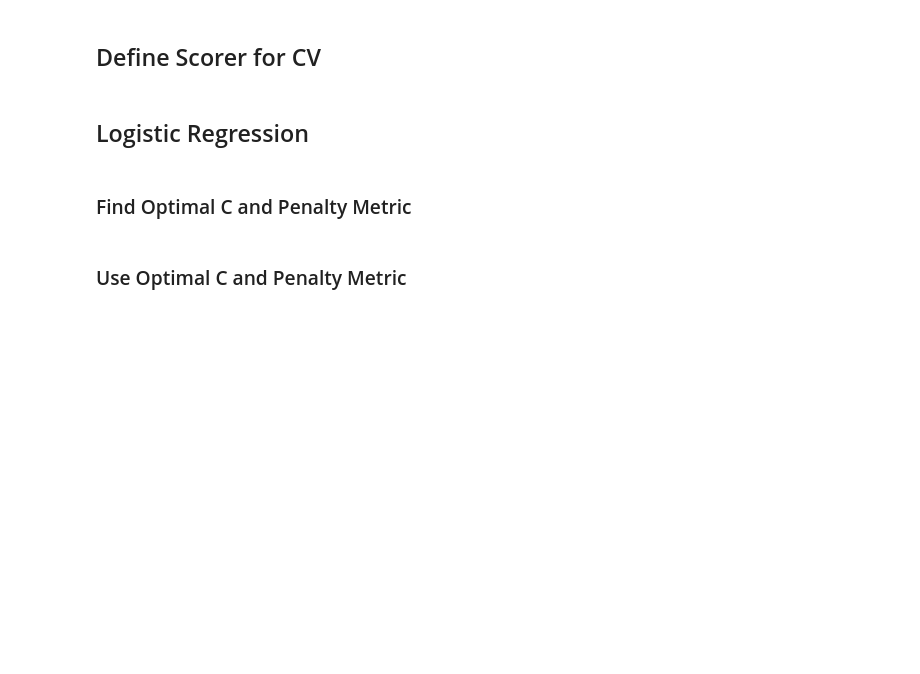
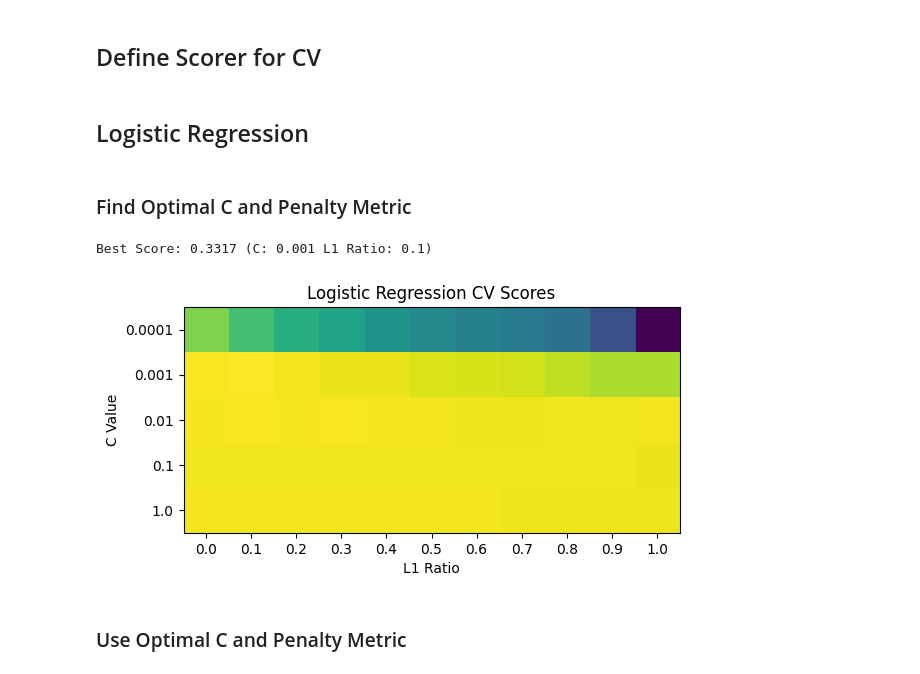
Before and after one commit to bdaniels8135/thyroid-disease-project, a Jupyter notebook: main.ipynb, the cells around one changed output. Cells and saved outputs as stored; diff of their text form; code cells hidden in the pictures; blank space fills up the shorter version.

```diff
--- a/main.ipynb
+++ b/main.ipynb
@@ -254,15 +306,18 @@ pipe = make_pipeline(LogisticRegression(solver='saga',random_state=SEED, max_ite
 logreg = GridSearchCV(pipe, param_grid, cv=5, scoring=scorer)
 logreg = logreg.fit(X_train_selected, y_train)
 # %%
-print(f'Best Score: {logreg.best_score_:.4f} (C: {logreg.best_params_["logreg__C"]} penalty: {logreg.best_params_["logreg__l1_ratio"]})')
+print(f'Best Score: {logreg.best_score_:.4f} (C: {logreg.best_params_["logreg__C"]} L1 Ratio: {logreg.best_params_["logreg__l1_ratio"]})')
 
 plt.imshow(logreg.cv_results_['mean_test_score'].reshape(len(c_vals), len(l1_ratios)))
 plt.yticks(np.arange(len(c_vals)), [str(n) for n in c_vals])
 plt.ylabel('C Value')
-plt.xticks(np.arange(len(l1_ratios)), [str(n) for n in l1_ratios])
+plt.xticks(np.arange(len(l1_ratios)), [str(round(n,2)) for n in l1_ratios])
 plt.xlabel('L1 Ratio')
 plt.title('Logistic Regression CV Scores')
 plt.show()
+# %% [output]
+Best Score: 0.3317 (C: 0.001 L1 Ratio: 0.1)
+[figure, added]
 # %% [markdown]
 ### Use Optimal C and Penalty Metric
 # %%
```
Also changed, not shown: parts of 19 cells of this notebook.
